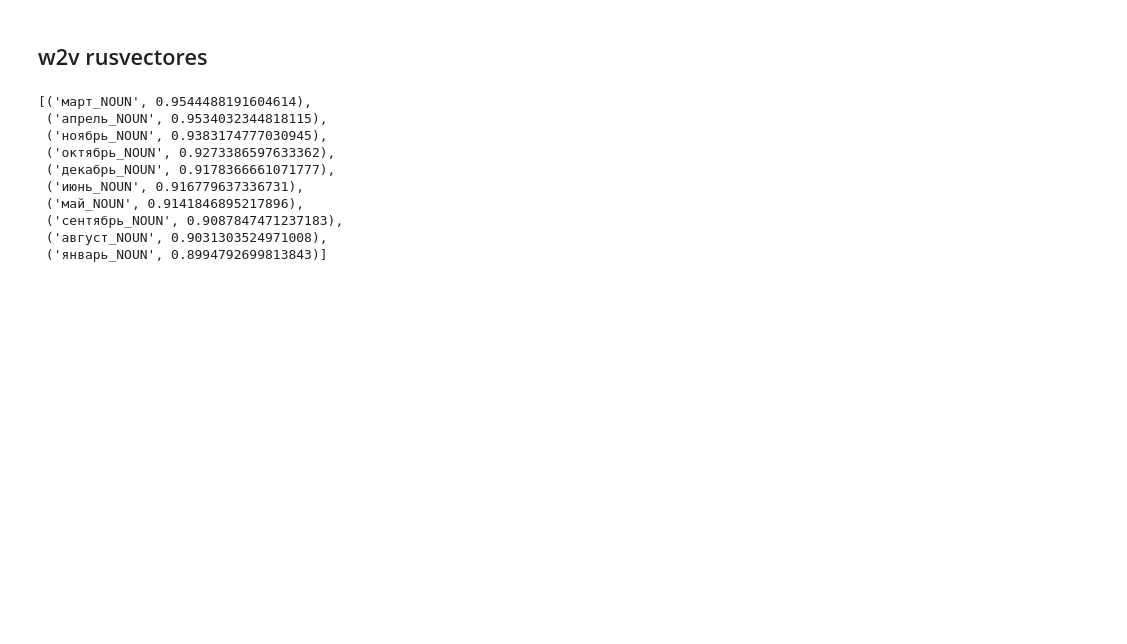
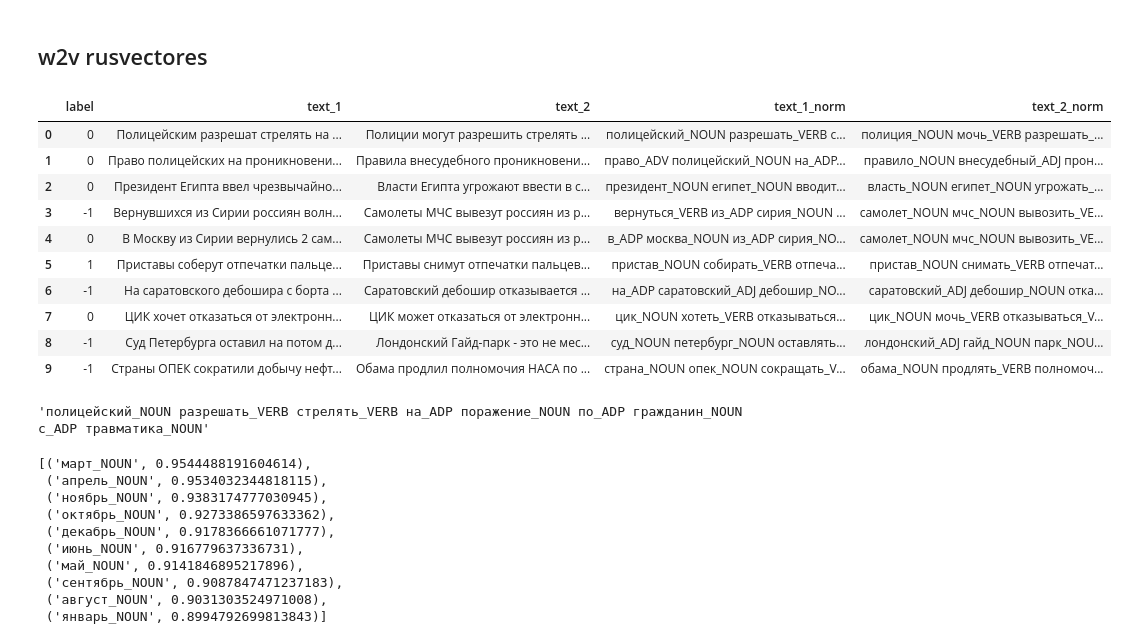
Before and after one commit to Yan-Weijia/CompLing, a Jupyter notebook: HW06/HW06.ipynb, the cells around one changed output. Cells and saved outputs as stored; diff of their text form; code cells hidden in the pictures; blank space fills up the shorter version.

```diff
--- a/HW06/HW06.ipynb
+++ b/HW06/HW06.ipynb
@@ -435,3 +325,23 @@ preds = clf.predict(valid_X)
 print(classification_report(valid_y, preds))
 # %% [markdown]
 ## w2v rusvectores
+# %%
+data_tag=pd.read_csv('data_paraphraser_norm.csv')
+# %%
+data_tag.head(10)
+# %% [output]
+|  | label | text_1 | text_2 | text_1_norm | text_2_norm |
+| 0 | 0 | Полицейским разрешат стрелять на ... | Полиции могут разрешить стрелять ... | полицейский_NOUN разрешать_VERB с... | полиция_NOUN мочь_VERB разрешать_... |
+| 1 | 0 | Право полицейских на проникновени... | Правила внесудебного проникновени... | право_ADV полицейский_NOUN на_ADP... | правило_NOUN внесудебный_ADJ прон... |
+| 2 | 0 | Президент Египта ввел чрезвычайно... | Власти Египта угрожают ввести в с... | президент_NOUN египет_NOUN вводит... | власть_NOUN египет_NOUN угрожать_... |
+| 3 | -1 | Вернувшихся из Сирии россиян волн... | Самолеты МЧС вывезут россиян из р... | вернуться_VERB из_ADP сирия_NOUN ... | самолет_NOUN мчс_NOUN вывозить_VE... |
+| 4 | 0 | В Москву из Сирии вернулись 2 сам... | Самолеты МЧС вывезут россиян из р... | в_ADP москва_NOUN из_ADP сирия_NO... | самолет_NOUN мчс_NOUN вывозить_VE... |
+| 5 | 1 | Приставы соберут отпечатки пальце... | Приставы снимут отпечатки пальцев... | пристав_NOUN собирать_VERB отпеча... | пристав_NOUN снимать_VERB отпечат... |
+| 6 | -1 | На саратовского дебошира с борта ... | Саратовский дебошир отказывается ... | на_ADP саратовский_ADJ дебошир_NO... | саратовский_ADJ дебошир_NOUN отка... |
+| 7 | 0 | ЦИК хочет отказаться от электронн... | ЦИК может отказаться от электронн... | цик_NOUN хотеть_VERB отказываться... | цик_NOUN мочь_VERB отказываться_V... |
+| 8 | -1 | Суд Петербурга оставил на потом д... | Лондонский Гайд-парк - это не мес... | суд_NOUN петербург_NOUN оставлять... | лондонский_ADJ гайд_NOUN парк_NOU... |
+| 9 | -1 | Страны ОПЕК сократили добычу нефт... | Обама продлил полномочия НАСА по ... | страна_NOUN опек_NOUN сокращать_V... | обама_NOUN продлять_VERB полномоч... |
+# %%
+data_tag['text_1_norm'][0]
+# %% [output]
+'полицейский_NOUN разрешать_VERB стрелять_VERB на_ADP поражение_NOUN по_ADP гражданин_NOUN с_ADP травматика_NOUN'
```
Also changed, not shown: parts of 43 cells of this notebook.
